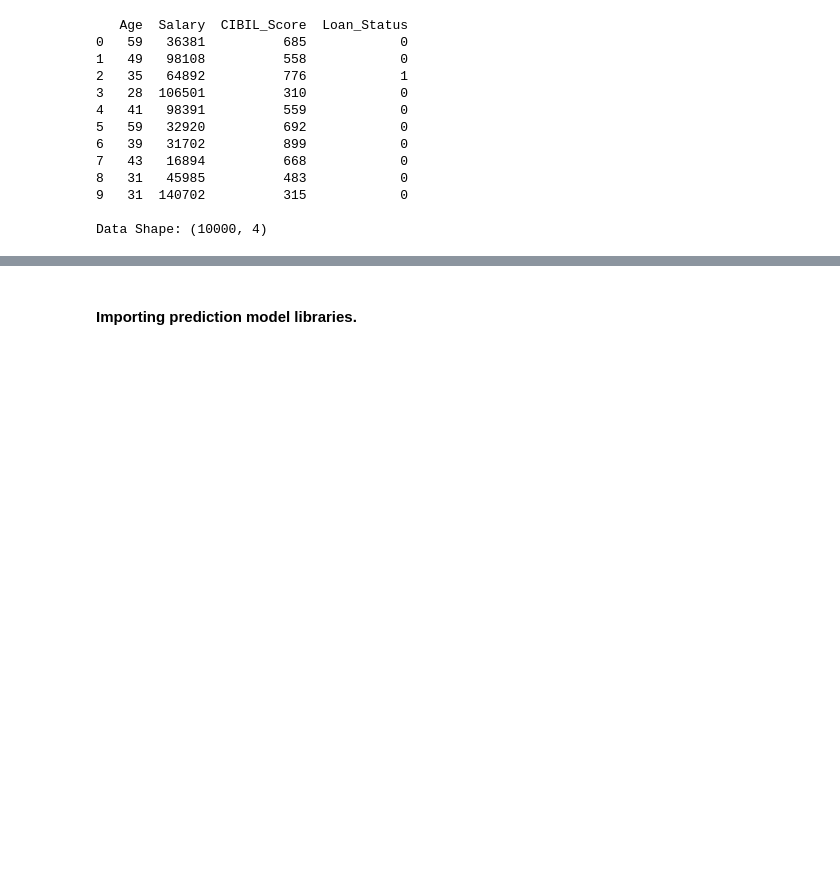
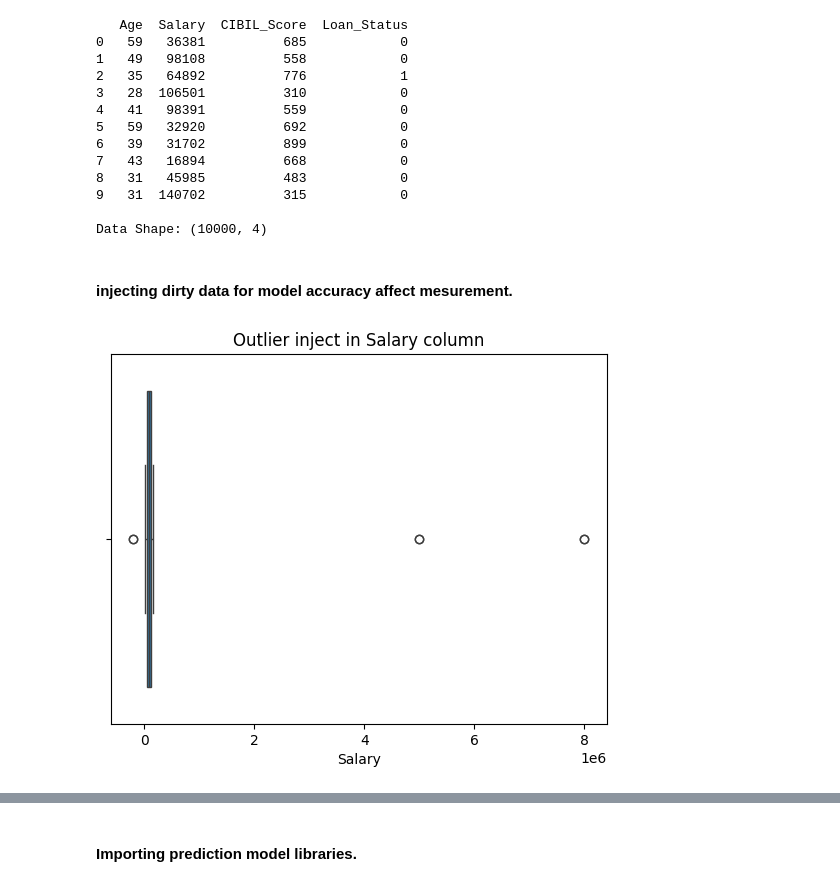
Before and after one commit to 87690ut/Python_Finall_Projects, a Jupyter notebook: ML_Journey/ML_day_6_Loan_Recovery_Forecasting.ipynb, the cells around one changed output, grey strips where cells are left out. Drawn from its saved outputs; the diff is of its cells as text; code cells hidden in the pictures; blank space fills up the shorter version.

Commit message:
code update after injecting outlier and then applying condition for filtering outlier and make a clean data frame.

```diff
--- a/ML_Journey/ML_day_6_Loan_Recovery_Forecasting.ipynb
+++ b/ML_Journey/ML_day_6_Loan_Recovery_Forecasting.ipynb
@@ -39,3 +39,20 @@ print("\nData Shape:", df.shape)
 9   31  140702          315            0
 
 Data Shape: (10000, 4)
+# %% [markdown]
+#### injecting dirty data for model accuracy affect mesurement.
+# %%
+dirty_data = pd.DataFrame({
+    'Age': [45, 30, 25],
+    'Salary': [5000000, 8000000, -200000],
+    'CIBIL_Score': [750, 800, 300],
+    'Loan_Status': [1, 1, 0]
+})
+
+df = pd.concat([df, dirty_data], ignore_index=True)
+
+sns.boxplot(x=df['Salary'])
+plt.title('Outlier inject in Salary column')
+plt.show()
+# %% [output]
+[figure, added]
```
Also changed, not shown: parts of 6 cells of this notebook.
